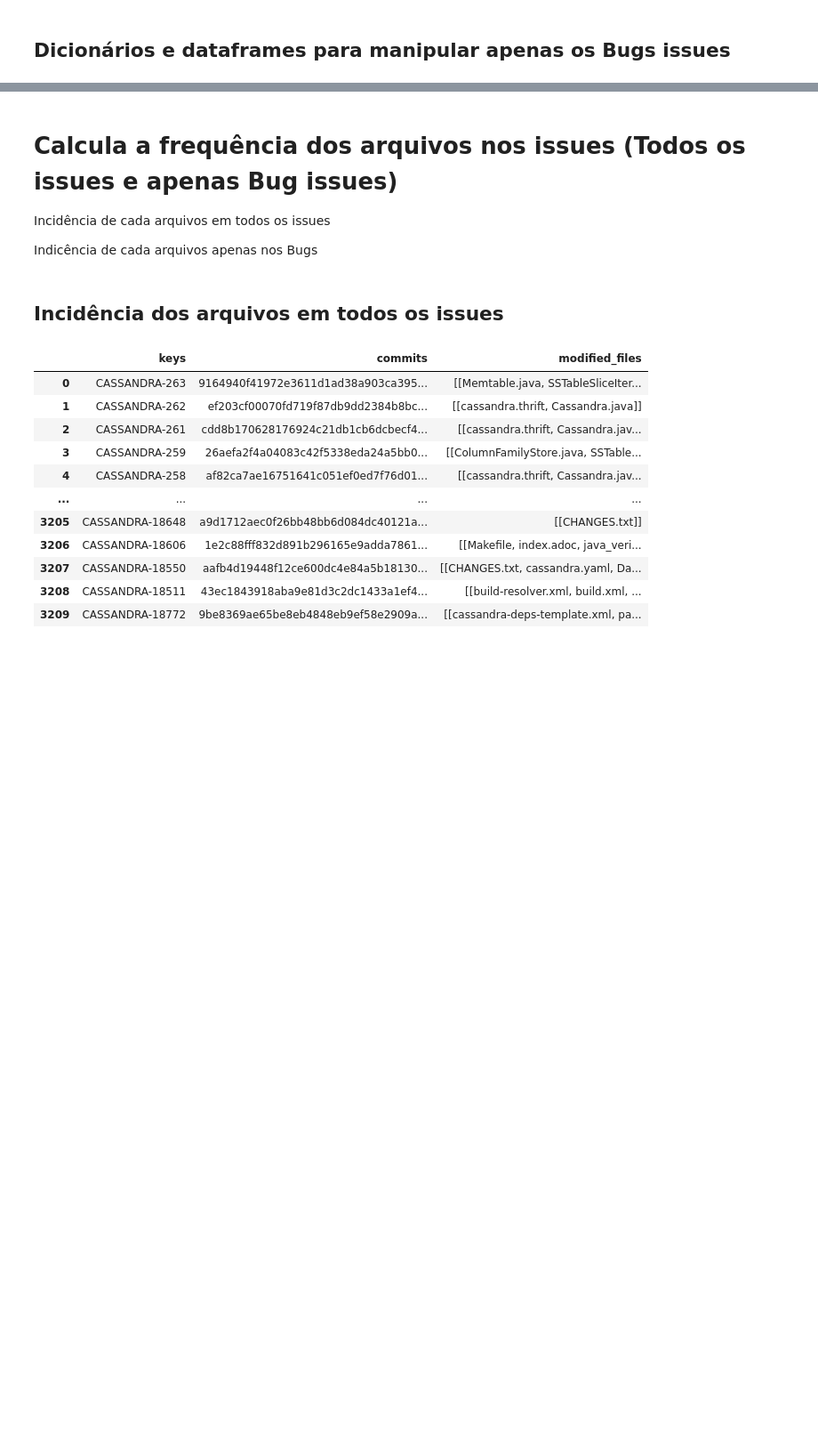
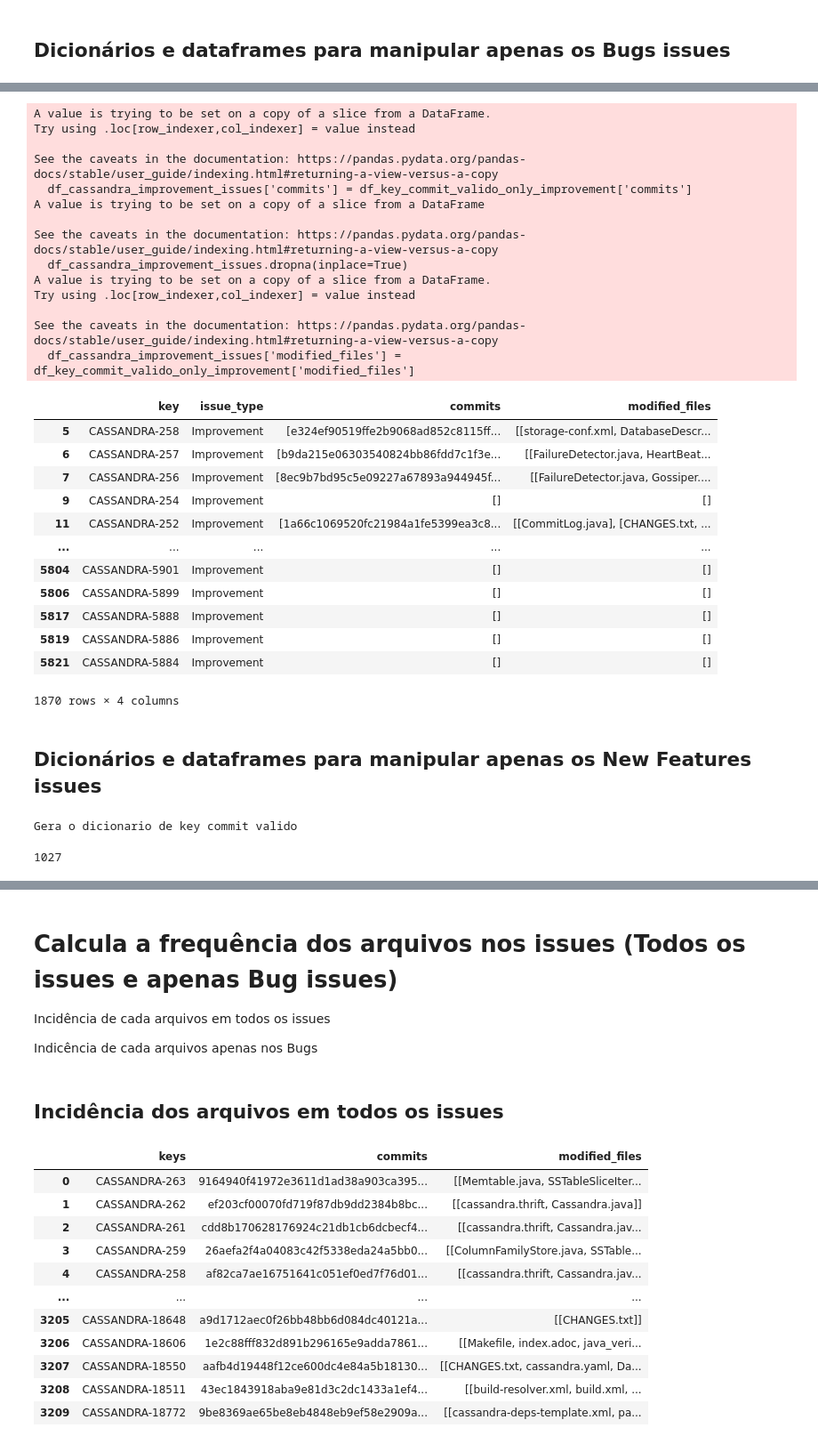
Before and after one commit to armandossrecife/piloto, a Jupyter notebook: classes_criticas_cassandra_teste_correlacao_todosissues_e_bugs.ipynb, the cells around one changed output, grey strips where cells are left out. Shown at 89% size. Drawn from its saved outputs; the diff is of its cells as text; code cells hidden in the pictures; blank space fills up the shorter version.

```diff
--- a/classes_criticas_cassandra_teste_correlacao_todosissues_e_bugs.ipynb
+++ b/classes_criticas_cassandra_teste_correlacao_todosissues_e_bugs.ipynb
@@ -702,0 +753,3 @@ df_cassandra_bug_issues
+# %%
+dict_key_commit_valido_only_improvement = generate_dict_key_commit_valido(lista_key_cassandra_improvement_issues, dict_message_commits_valido)
+len(dict_key_commit_valido_only_improvement)
@@ -702,0 +759,12 @@ df_cassandra_bug_issues
+# %%
+print('Dataframe key, commits contendo apenas improvement')
+key_commits_by_key_only_improvement = list(dict_key_commit_valido_only_improvement.keys() )
+commits_commits_by_key_only_improvement = list(dict_key_commit_valido_only_improvement.values() )
+
+dict_key_commit_valido_temp_only_improvement = {
+    'key': key_commits_by_key_only_improvement,
+    'commits': commits_commits_by_key_only_improvement
+}
+
+df_key_commit_valido_only_improvement = pd.DataFrame(data=dict_key_commit_valido_temp_only_improvement)
+df_key_commit_valido_only_improvement
@@ -702,0 +786,47 @@ df_cassandra_bug_issues
+# %%
+df_key_commit_valido_only_improvement['modified_files'] = df_key_commit_valido_only_improvement['commits'].apply(get_modified_files_from_commit)
+df_cassandra_improvement_issues['commits'] = df_key_commit_valido_only_improvement['commits']
+
+colunas_validas = ['key', 'issue_type', 'summary', 'status', 'commits']
+df_cassandra_improvement_issues = df_cassandra_improvement_issues[colunas_validas]
+df_cassandra_improvement_issues.dropna(inplace=True)
+
+df_cassandra_improvement_issues['modified_files'] = df_key_commit_valido_only_improvement['modified_files']
+
+df_cassandra_improvement_issues[['key', 'issue_type', 'commits', 'modified_files']]
+# %% [output]
+A value is trying to be set on a copy of a slice from a DataFrame.
+Try using .loc[row_indexer,col_indexer] = value instead
+
+See the caveats in the documentation: https://pandas.pydata.org/pandas-docs/stable/user_guide/indexing.html#returning-a-view-versus-a-copy
+  df_cassandra_improvement_issues['commits'] = df_key_commit_valido_only_improvement['commits']
+A value is trying to be set on a copy of a slice from a DataFrame
+
+See the caveats in the documentation: https://pandas.pydata.org/pandas-docs/stable/user_guide/indexing.html#returning-a-view-versus-a-copy
+  df_cassandra_improvement_issues.dropna(inplace=True)
+A value is trying to be set on a copy of a slice from a DataFrame.
+Try using .loc[row_indexer,col_indexer] = value instead
+
+See the caveats in the documentation: https://pandas.pydata.org/pandas-docs/stable/user_guide/indexing.html#returning-a-view-versus-a-copy
+  df_cassandra_improvement_issues['modified_files'] = df_key_commit_valido_only_improvement['modified_files']
+|  | key | issue_type | commits | modified_files |
+| 5 | CASSANDRA-258 | Improvement | [e324ef90519ffe2b9068ad852c8115ff... | [[storage-conf.xml, DatabaseDescr... |
+| 6 | CASSANDRA-257 | Improvement | [b9da215e06303540824bb86fdd7c1f3e... | [[FailureDetector.java, HeartBeat... |
+| 7 | CASSANDRA-256 | Improvement | [8ec9b7bd95c5e09227a67893a944945f... | [[FailureDetector.java, Gossiper.... |
+| 9 | CASSANDRA-254 | Improvement | [] | [] |
+| 11 | CASSANDRA-252 | Improvement | [1a66c1069520fc21984a1fe5399ea3c8... | [[CommitLog.java], [CHANGES.txt, ... |
+| ... | ... | ... | ... | ... |
+| 5804 | CASSANDRA-5901 | Improvement | [] | [] |
+| 5806 | CASSANDRA-5899 | Improvement | [] | [] |
+| 5817 | CASSANDRA-5888 | Improvement | [] | [] |
+| 5819 | CASSANDRA-5886 | Improvement | [] | [] |
+| 5821 | CASSANDRA-5884 | Improvement | [] | [] |
+1870 rows × 4 columns
+# %% [markdown]
+## Dicionários e dataframes para manipular apenas os New Features issues
+# %%
+dict_key_commit_valido_only_new_feature = generate_dict_key_commit_valido(lista_key_cassandra_new_feature_issues, dict_message_commits_valido)
+len(dict_key_commit_valido_only_new_feature)
+# %% [output]
+Gera o dicionario de key commit valido
+1027
```
Also changed, not shown: parts of 65 cells of this notebook.
